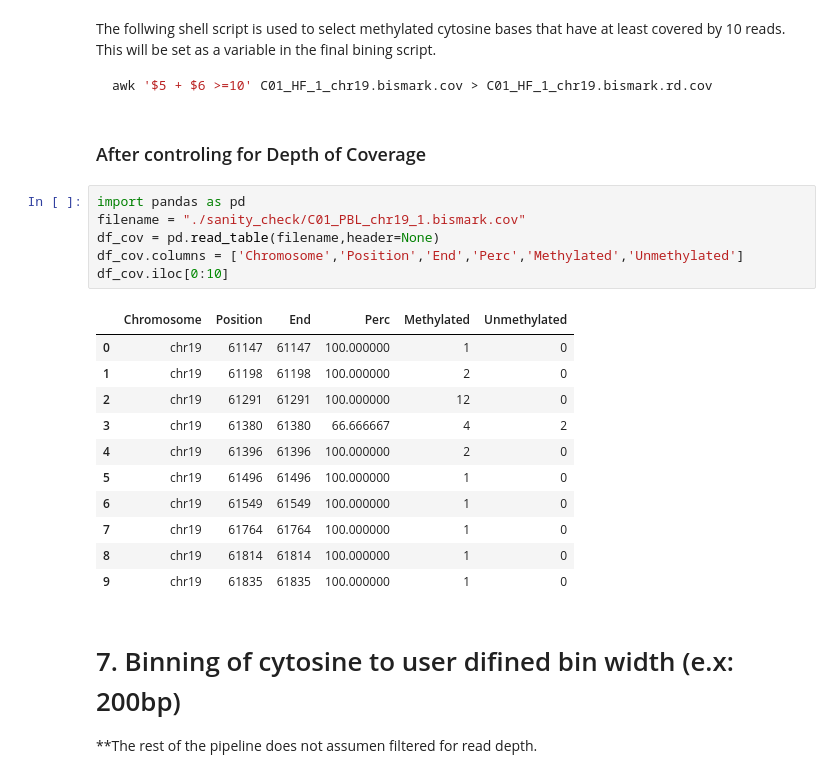
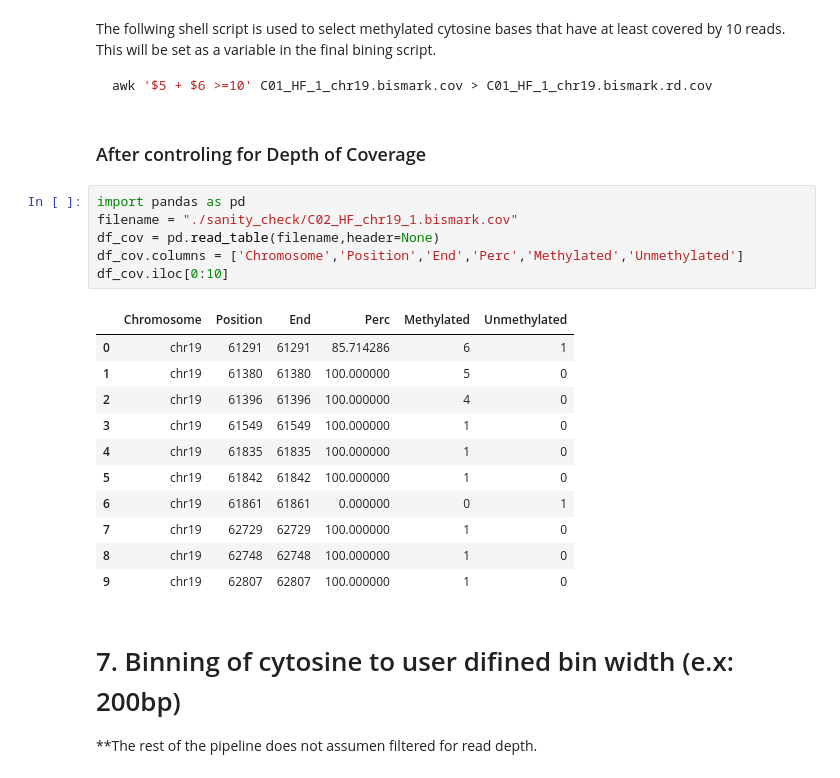
Before and after one commit to computational-epigenetics-section/bisulfite-seq-data-analysis-pipeline, a Jupyter notebook: bisulfite sequencing pipeline.ipynb, the cells around one changed output. Cells and saved outputs as stored; diff of their text form.

```diff
--- a/bisulfite sequencing pipeline.ipynb
+++ b/bisulfite sequencing pipeline.ipynb
@@ -283,22 +283,22 @@ awk '$5 + $6 >=10' C01_HF_1_chr19.bismark.cov > C01_HF_1_chr19.bismark.rd.cov
 ### After controling for Depth of Coverage
 # %%
 import pandas as pd
-filename = "./sanity_check/C01_PBL_chr19_1.bismark.cov"
+filename = "./sanity_check/C02_HF_chr19_1.bismark.cov"
 df_cov = pd.read_table(filename,header=None)
 df_cov.columns = ['Chromosome','Position','End','Perc','Methylated','Unmethylated']
 df_cov.iloc[0:10]
 # %% [output]
 |  | Chromosome | Position | End | Perc | Methylated | Unmethylated |
-| 0 | chr19 | 61147 | 61147 | 100.000000 | 1 | 0 |
-| 1 | chr19 | 61198 | 61198 | 100.000000 | 2 | 0 |
-| 2 | chr19 | 61291 | 61291 | 100.000000 | 12 | 0 |
-| 3 | chr19 | 61380 | 61380 | 66.666667 | 4 | 2 |
-| 4 | chr19 | 61396 | 61396 | 100.000000 | 2 | 0 |
-| 5 | chr19 | 61496 | 61496 | 100.000000 | 1 | 0 |
-| 6 | chr19 | 61549 | 61549 | 100.000000 | 1 | 0 |
-| 7 | chr19 | 61764 | 61764 | 100.000000 | 1 | 0 |
-| 8 | chr19 | 61814 | 61814 | 100.000000 | 1 | 0 |
-| 9 | chr19 | 61835 | 61835 | 100.000000 | 1 | 0 |
+| 0 | chr19 | 61291 | 61291 | 85.714286 | 6 | 1 |
+| 1 | chr19 | 61380 | 61380 | 100.000000 | 5 | 0 |
+| 2 | chr19 | 61396 | 61396 | 100.000000 | 4 | 0 |
+| 3 | chr19 | 61549 | 61549 | 100.000000 | 1 | 0 |
+| 4 | chr19 | 61835 | 61835 | 100.000000 | 1 | 0 |
+| 5 | chr19 | 61842 | 61842 | 100.000000 | 1 | 0 |
+| 6 | chr19 | 61861 | 61861 | 0.000000 | 0 | 1 |
+| 7 | chr19 | 62729 | 62729 | 100.000000 | 1 | 0 |
+| 8 | chr19 | 62748 | 62748 | 100.000000 | 1 | 0 |
+| 9 | chr19 | 62807 | 62807 | 100.000000 | 1 | 0 |
 # %% [markdown]
 # 7. Binning of cytosine to user difined bin width (e.x: 200bp)
 
```
Also changed, not shown: parts of 16 cells of this notebook, 1 other file.
